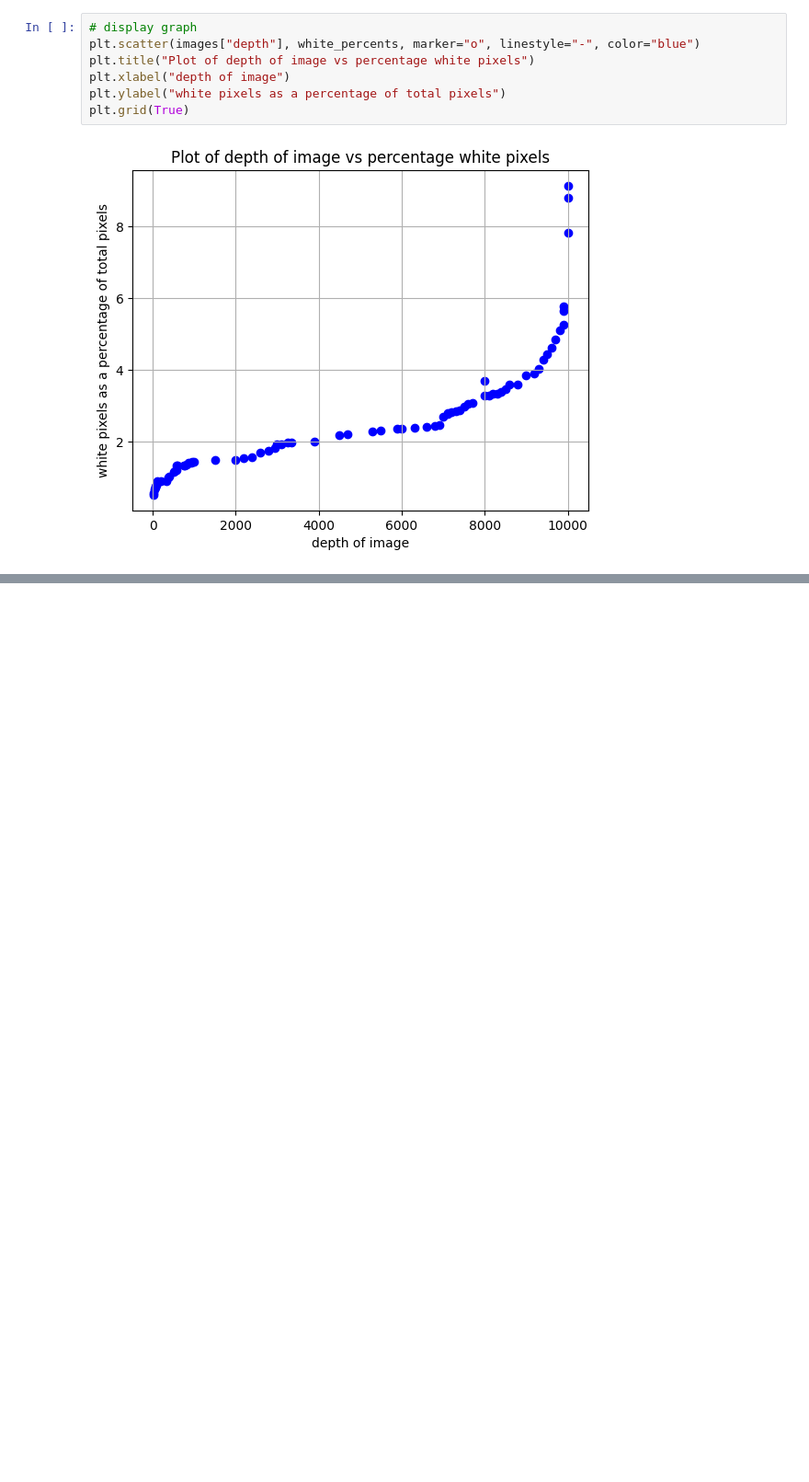
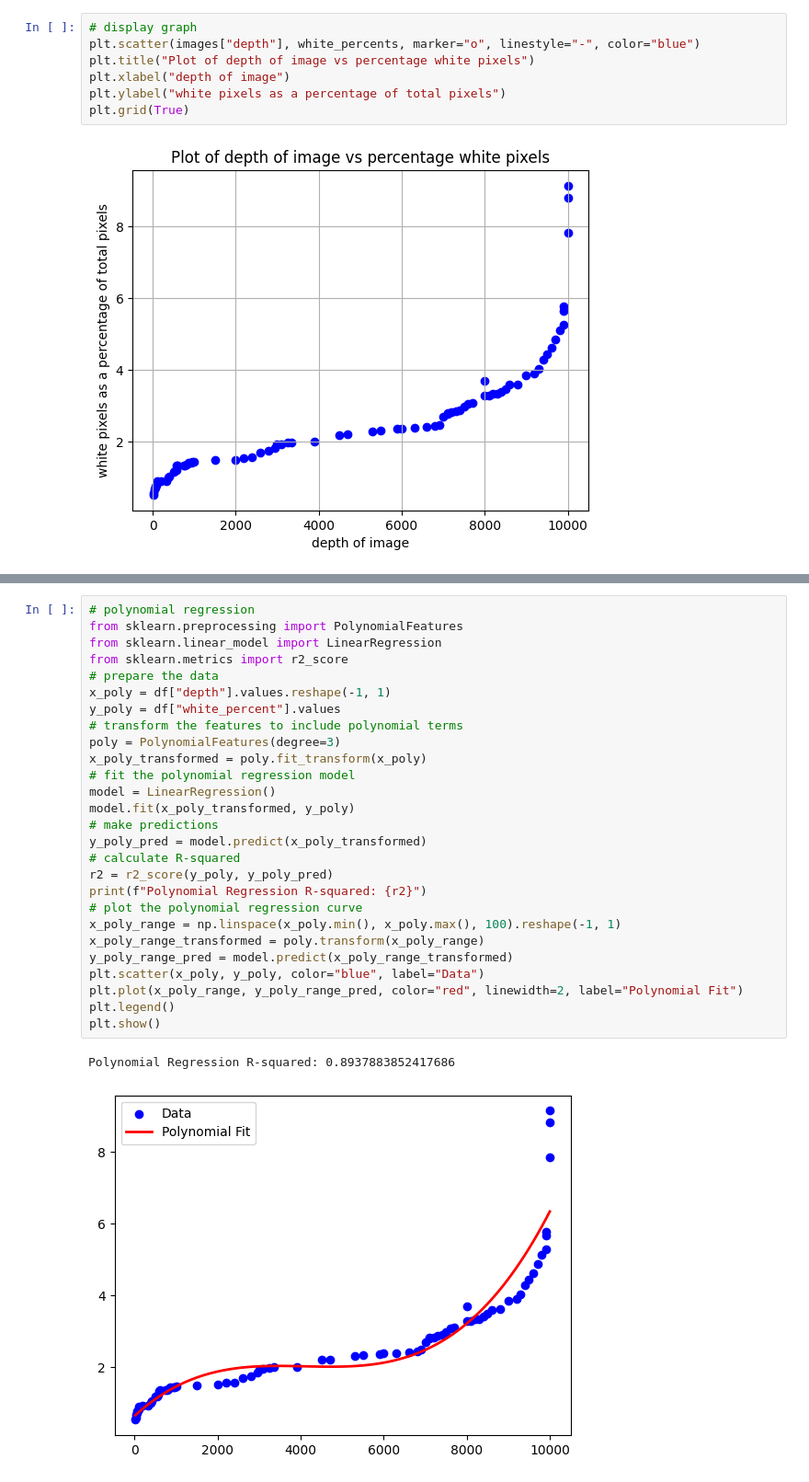
Before and after one commit to max-calcoen/comp-bme-IPF, a Jupyter notebook: get_pct_white.ipynb, the cells around one changed output, grey strips where cells are left out. Shown: that part at 92% size. Cells and saved outputs as stored; diff of their text form; blank space fills up the shorter version.

```diff
--- a/get_pct_white.ipynb
+++ b/get_pct_white.ipynb
@@ -112,0 +165,30 @@ plt.grid(True)
+# %%
+# polynomial regression
+from sklearn.preprocessing import PolynomialFeatures
+from sklearn.linear_model import LinearRegression
+from sklearn.metrics import r2_score
+# prepare the data
+x_poly = df["depth"].values.reshape(-1, 1)
+y_poly = df["white_percent"].values
+# transform the features to include polynomial terms
+poly = PolynomialFeatures(degree=3)
+x_poly_transformed = poly.fit_transform(x_poly)
+# fit the polynomial regression model
+model = LinearRegression()
+model.fit(x_poly_transformed, y_poly)
+# make predictions
+y_poly_pred = model.predict(x_poly_transformed)
+# calculate R-squared
+r2 = r2_score(y_poly, y_poly_pred)
+print(f"Polynomial Regression R-squared: {r2}")
+# plot the polynomial regression curve
+x_poly_range = np.linspace(x_poly.min(), x_poly.max(), 100).reshape(-1, 1)
+x_poly_range_transformed = poly.transform(x_poly_range)
+y_poly_range_pred = model.predict(x_poly_range_transformed)
+plt.scatter(x_poly, y_poly, color="blue", label="Data")
+plt.plot(x_poly_range, y_poly_range_pred, color="red", linewidth=2, label="Polynomial Fit")
+plt.legend()
+plt.show()
+# %% [output]
+Polynomial Regression R-squared: 0.8937883852417686
+[figure, added]
```
Also changed, not shown: parts of 2 cells of this notebook, 5 other files.
